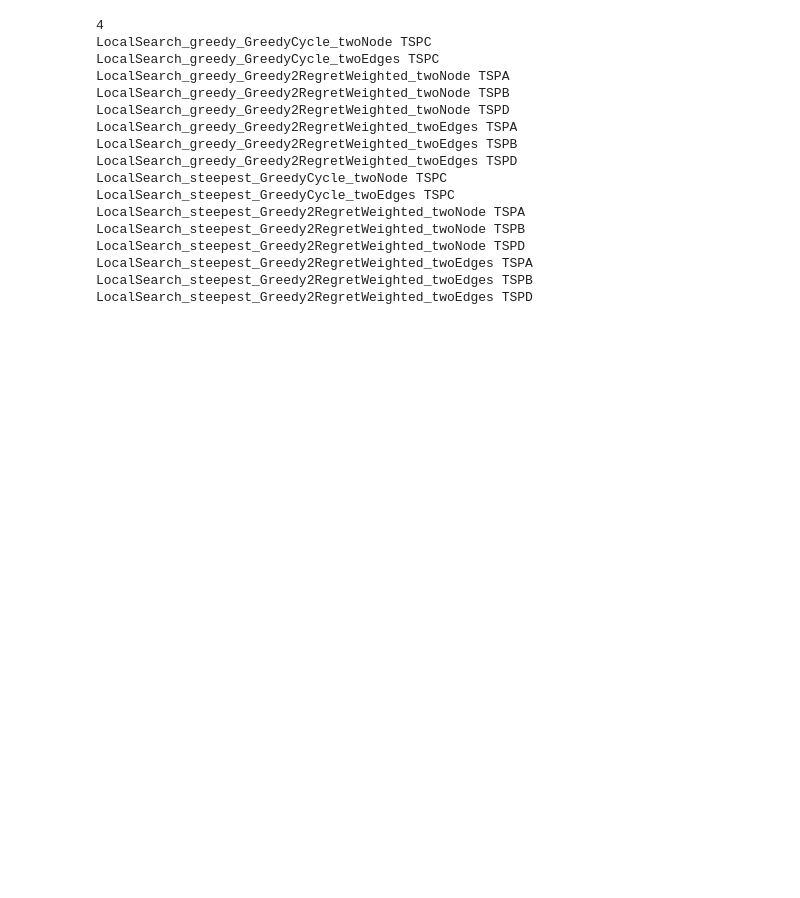
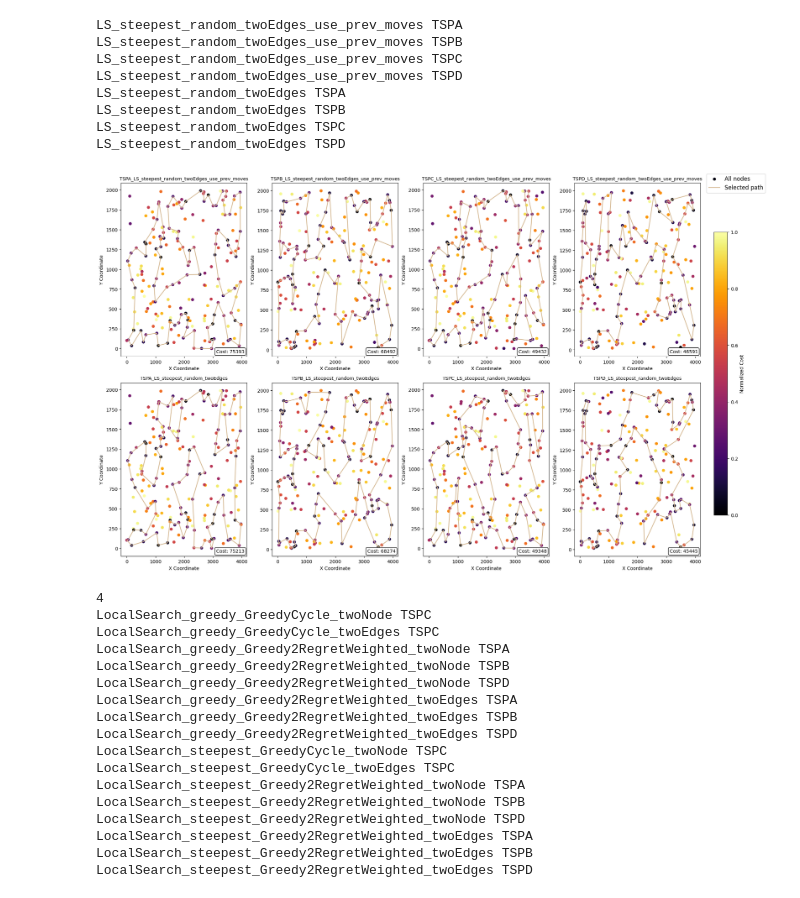
Before and after one commit to mmaecki/ec_greedy_heuristics, a Jupyter notebook: plots.ipynb, the cells around one changed output. Drawn from its saved outputs; the diff is of its cells as text; code cells hidden in the pictures; blank space fills up the shorter version.

```diff
--- a/plots.ipynb
+++ b/plots.ipynb
@@ -15,7 +15,7 @@ def plot_provided_solution(solution, title, nodes, costs, plot_path, node_size=3
     normalized_costs = [(cost - min(costs)) / (max(costs) - min(costs)) for cost in costs]
     cmap = plt.get_cmap('inferno')
 
-    plt.figure(figsize=(6, 5))
+    plt.figure(figsize=(4, 4))
     plt.scatter(x_nodes, y_nodes, s=node_size, c=normalized_costs, cmap=cmap, marker='o', label='All nodes')
     plt.plot(x_coords, y_coords, linestyle='-', markersize=5, color='tan', label='Selected path')
 
@@ -280,4 +194,4 @@ def plot_from_results(results, total_plots = None):
 # %%
-results = generate_results_from_output("lab3/output.txt")
+results = generate_results_from_output("lab5/Wyniki_Mateusz.txt")
 results
 # %% [output]
@@ -332,3 +248,15 @@ for algorithm in list(results.keys()):
+# %%
+plot_from_results(results, 8)
+# %% [output]
+LS_steepest_random_twoEdges_use_prev_moves TSPA
+LS_steepest_random_twoEdges_use_prev_moves TSPB
+LS_steepest_random_twoEdges_use_prev_moves TSPC
+LS_steepest_random_twoEdges_use_prev_moves TSPD
+LS_steepest_random_twoEdges TSPA
+LS_steepest_random_twoEdges TSPB
+LS_steepest_random_twoEdges TSPC
+LS_steepest_random_twoEdges TSPD
+[figure, added]
 # %%
 plot_from_results(results_initial, 16)
 # %% [output]
```
Also changed, not shown: parts of 9 cells of this notebook, 1 other file.
